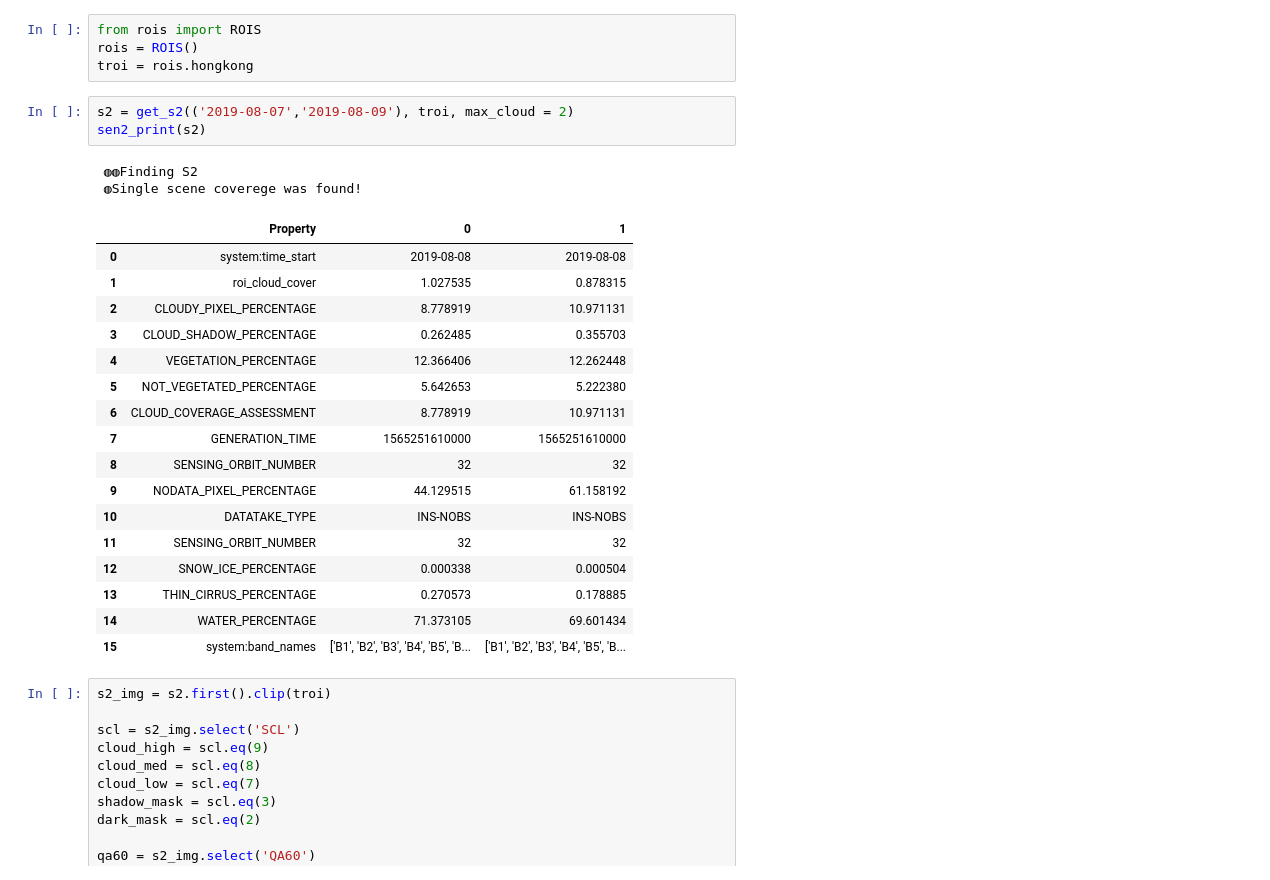
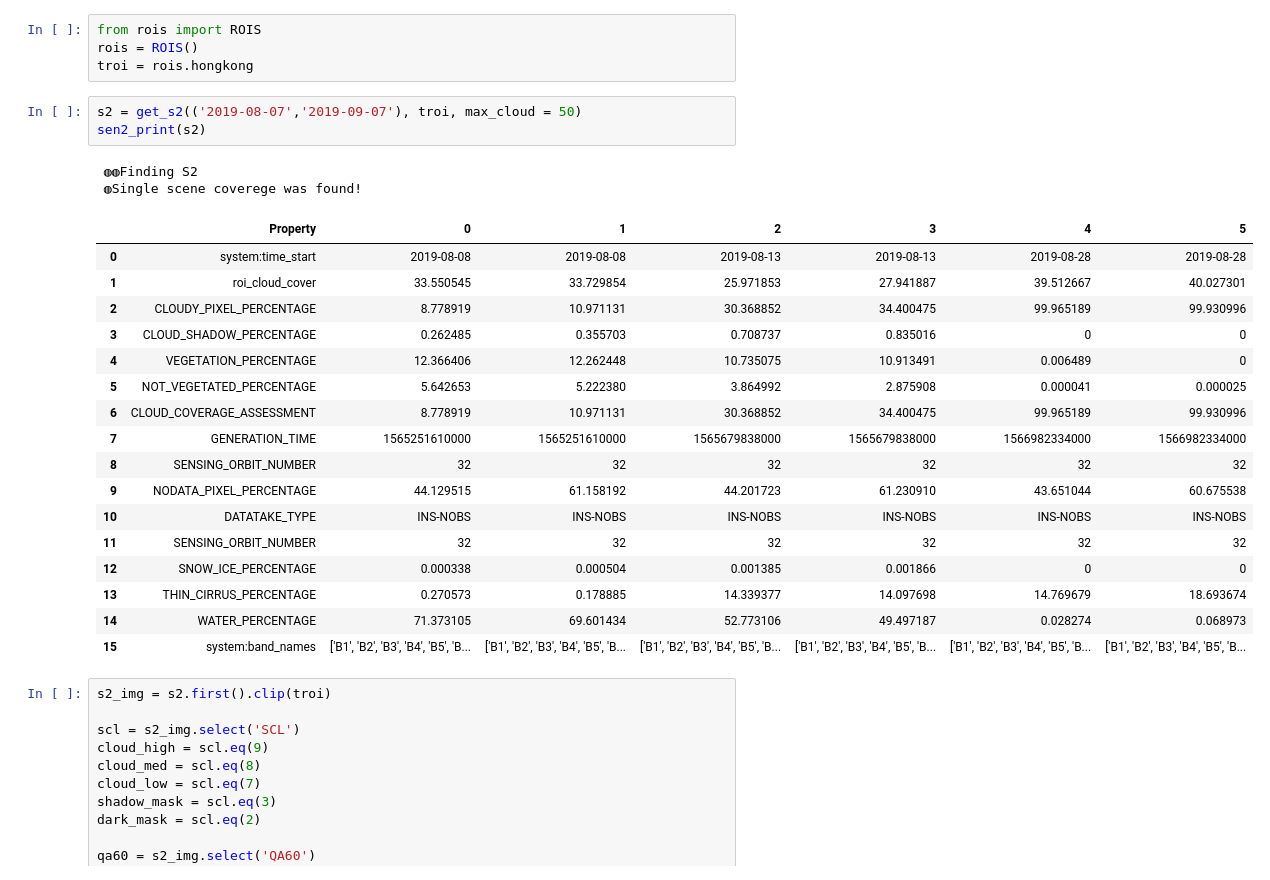
Before and after one commit to moienr/TemporalGAN, a Jupyter notebook: dataset/example_cases.ipynb, the cells around one changed output. Saved outputs shown, nothing was run; the diff lists cells and outputs as text.

```diff
--- a/dataset/example_cases.ipynb
+++ b/dataset/example_cases.ipynb
@@ -396,28 +396,28 @@ from rois import ROIS
 rois = ROIS()
 troi = rois.hongkong
 # %%
-s2 = get_s2(('2019-08-07','2019-08-09'), troi, max_cloud = 2)
+s2 = get_s2(('2019-08-07','2019-09-07'), troi, max_cloud = 50)
 sen2_print(s2)
 # %% [output]
  ◍◍Finding S2
  ◍Single scene coverege was found!
-|  | Property | 0 | 1 |
-| 0 | system:time_start | 2019-08-08 | 2019-08-08 |
-| 1 | roi_cloud_cover | 1.027535 | 0.878315 |
-| 2 | CLOUDY_PIXEL_PERCENTAGE | 8.778919 | 10.971131 |
-| 3 | CLOUD_SHADOW_PERCENTAGE | 0.262485 | 0.355703 |
-| 4 | VEGETATION_PERCENTAGE | 12.366406 | 12.262448 |
-| 5 | NOT_VEGETATED_PERCENTAGE | 5.642653 | 5.222380 |
-| 6 | CLOUD_COVERAGE_ASSESSMENT | 8.778919 | 10.971131 |
-| 7 | GENERATION_TIME | 1565251610000 | 1565251610000 |
-| 8 | SENSING_ORBIT_NUMBER | 32 | 32 |
-| 9 | NODATA_PIXEL_PERCENTAGE | 44.129515 | 61.158192 |
-| 10 | DATATAKE_TYPE | INS-NOBS | INS-NOBS |
-| 11 | SENSING_ORBIT_NUMBER | 32 | 32 |
-| 12 | SNOW_ICE_PERCENTAGE | 0.000338 | 0.000504 |
-| 13 | THIN_CIRRUS_PERCENTAGE | 0.270573 | 0.178885 |
-| 14 | WATER_PERCENTAGE | 71.373105 | 69.601434 |
-| 15 | system:band_names | ['B1', 'B2', 'B3', 'B4', 'B5', 'B... | ['B1', 'B2', 'B3', 'B4', 'B5', 'B... |
+|  | Property | 0 | 1 | 2 | 3 | 4 | 5 |
+| 0 | system:time_start | 2019-08-08 | 2019-08-08 | 2019-08-13 | 2019-08-13 | 2019-08-28 | 2019-08-28 |
+| 1 | roi_cloud_cover | 33.550545 | 33.729854 | 25.971853 | 27.941887 | 39.512667 | 40.027301 |
+| 2 | CLOUDY_PIXEL_PERCENTAGE | 8.778919 | 10.971131 | 30.368852 | 34.400475 | 99.965189 | 99.930996 |
+| 3 | CLOUD_SHADOW_PERCENTAGE | 0.262485 | 0.355703 | 0.708737 | 0.835016 | 0 | 0 |
+| 4 | VEGETATION_PERCENTAGE | 12.366406 | 12.262448 | 10.735075 | 10.913491 | 0.006489 | 0 |
+| 5 | NOT_VEGETATED_PERCENTAGE | 5.642653 | 5.222380 | 3.864992 | 2.875908 | 0.000041 | 0.000025 |
+| 6 | CLOUD_COVERAGE_ASSESSMENT | 8.778919 | 10.971131 | 30.368852 | 34.400475 | 99.965189 | 99.930996 |
+| 7 | GENERATION_TIME | 1565251610000 | 1565251610000 | 1565679838000 | 1565679838000 | 1566982334000 | 1566982334000 |
+| 8 | SENSING_ORBIT_NUMBER | 32 | 32 | 32 | 32 | 32 | 32 |
+| 9 | NODATA_PIXEL_PERCENTAGE | 44.129515 | 61.158192 | 44.201723 | 61.230910 | 43.651044 | 60.675538 |
+| 10 | DATATAKE_TYPE | INS-NOBS | INS-NOBS | INS-NOBS | INS-NOBS | INS-NOBS | INS-NOBS |
+| 11 | SENSING_ORBIT_NUMBER | 32 | 32 | 32 | 32 | 32 | 32 |
+| 12 | SNOW_ICE_PERCENTAGE | 0.000338 | 0.000504 | 0.001385 | 0.001866 | 0 | 0 |
+| 13 | THIN_CIRRUS_PERCENTAGE | 0.270573 | 0.178885 | 14.339377 | 14.097698 | 14.769679 | 18.693674 |
+| 14 | WATER_PERCENTAGE | 71.373105 | 69.601434 | 52.773106 | 49.497187 | 0.028274 | 0.068973 |
+| 15 | system:band_names | ['B1', 'B2', 'B3', 'B4', 'B5', 'B... | ['B1', 'B2', 'B3', 'B4', 'B5', 'B... | ['B1', 'B2', 'B3', 'B4', 'B5', 'B... | ['B1', 'B2', 'B3', 'B4', 'B5', 'B... | ['B1', 'B2', 'B3', 'B4', 'B5', 'B... | ['B1', 'B2', 'B3', 'B4', 'B5', 'B... |
 # %%
 s2_img = s2.first().clip(troi)
 
```
Also changed, not shown: parts of 5 cells of this notebook, 1 other file.
